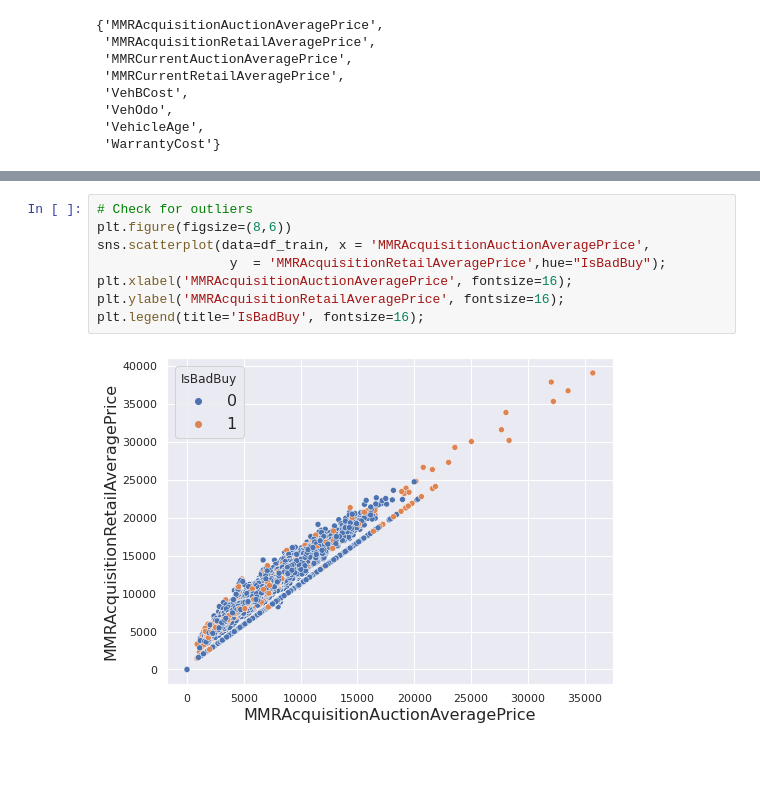
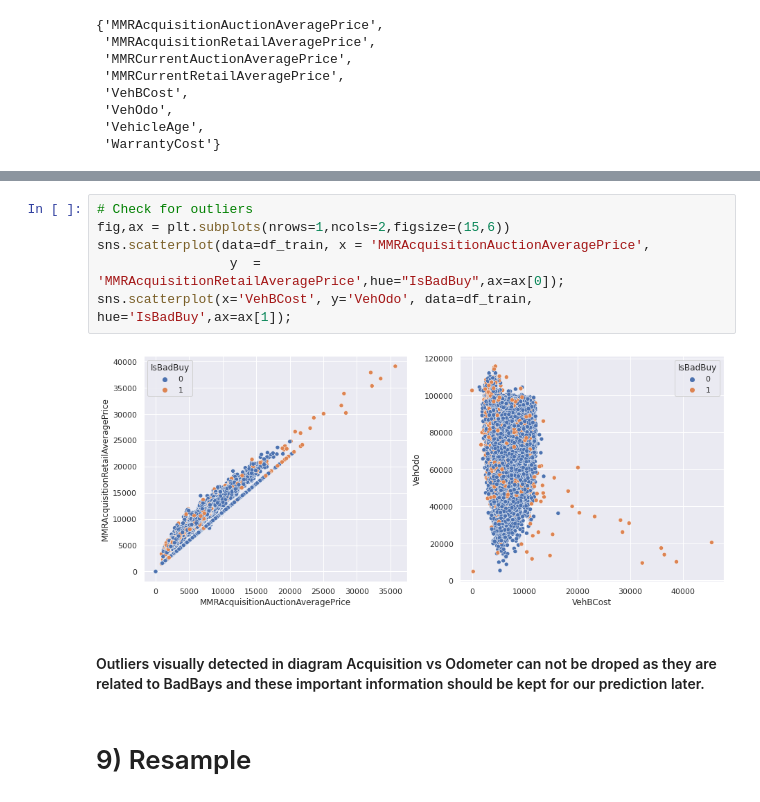
Before and after one commit to itsalwaysamir/used-cars-purchase, a Jupyter notebook: used-cars-purchase.ipynb, the cells around one changed output, grey strips where cells are left out. Drawn from its saved outputs; the diff is of its cells as text; blank space fills up the shorter version.

```diff
--- a/used-cars-purchase.ipynb
+++ b/used-cars-purchase.ipynb
@@ -794,10 +1056,12 @@ plt.tight_layout();
 # %%
 # Check for outliers
-plt.figure(figsize=(8,6))
+fig,ax = plt.subplots(nrows=1,ncols=2,figsize=(15,6))
 sns.scatterplot(data=df_train, x = 'MMRAcquisitionAuctionAveragePrice',
-                 y  = 'MMRAcquisitionRetailAveragePrice',hue="IsBadBuy");
-plt.xlabel('MMRAcquisitionAuctionAveragePrice', fontsize=16);
-plt.ylabel('MMRAcquisitionRetailAveragePrice', fontsize=16);
-plt.legend(title='IsBadBuy', fontsize=16);
+                 y  = 'MMRAcquisitionRetailAveragePrice',hue="IsBadBuy",ax=ax[0]);
+sns.scatterplot(x='VehBCost', y='VehOdo', data=df_train,  hue='IsBadBuy',ax=ax[1]);
 # %% [output]
-[figure, old version]
+[figure, new version]
+# %% [markdown]
+#### Outliers visually detected in diagram Acquisition vs Odometer can not be droped as they are related to BadBays and these important information should be kept for our prediction later.
+# %% [markdown]
+# 9) Resample
```
Also changed, not shown: parts of 84 cells of this notebook.
